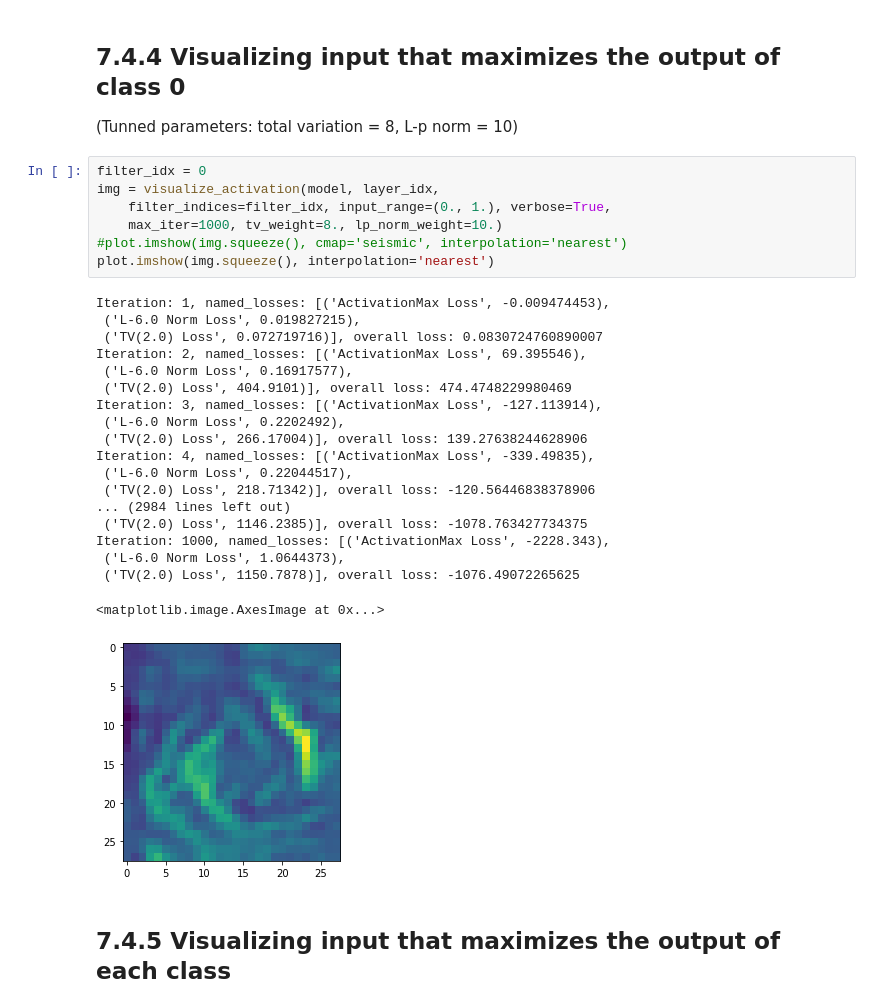
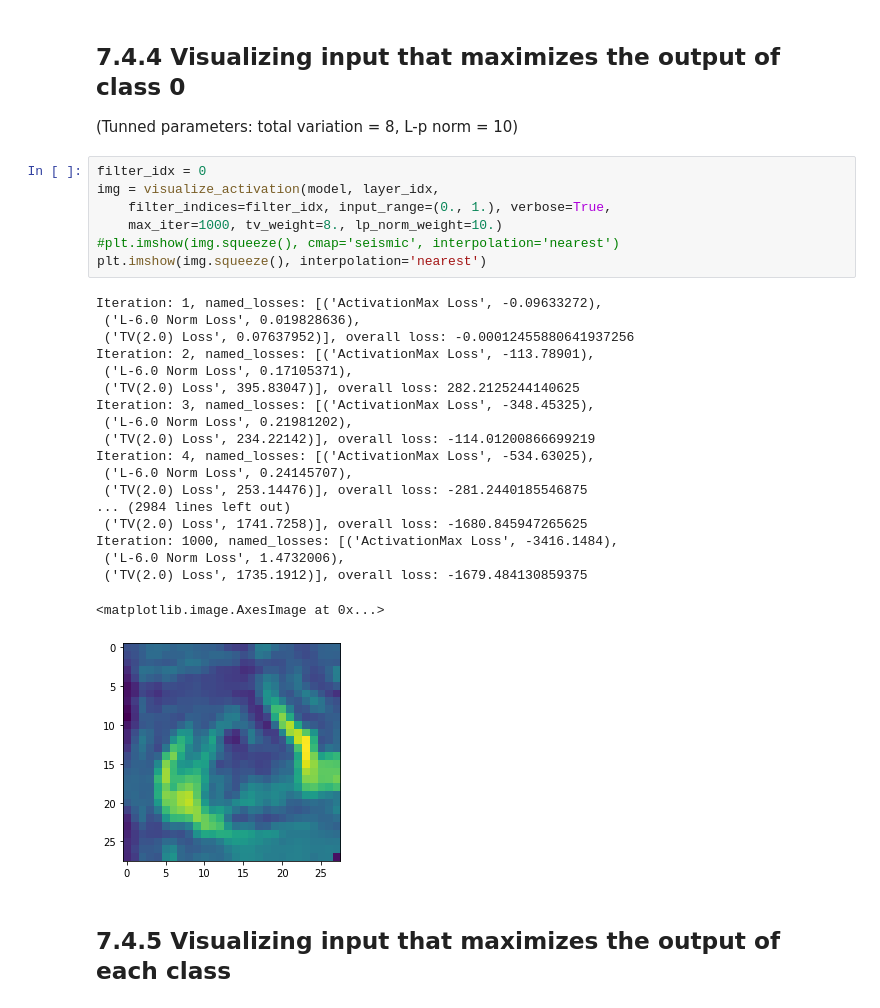
Before and after one commit to ito-rafael/IA353A-NeuralNetworks-1s2020, a Jupyter notebook: EFC3/Q7/Q7.ipynb, the cells around one changed output. Drawn from its saved outputs; the diff is of its cells as text.

```diff
--- a/EFC3/Q7/Q7.ipynb
+++ b/EFC3/Q7/Q7.ipynb
@@ -413,30 +590,30 @@ L-p norm = 10 seems to be a good value (default=10)
 # %%
 filter_idx = 0
 img = visualize_activation(model, layer_idx,
     filter_indices=filter_idx, input_range=(0., 1.), verbose=True,
     max_iter=1000, tv_weight=8., lp_norm_weight=10.)
-#plot.imshow(img.squeeze(), cmap='seismic', interpolation='nearest')
-plot.imshow(img.squeeze(), interpolation='nearest')
+#plt.imshow(img.squeeze(), cmap='seismic', interpolation='nearest')
+plt.imshow(img.squeeze(), interpolation='nearest')
 # %% [output]
-Iteration: 1, named_losses: [('ActivationMax Loss', -0.009474453),
- ('L-6.0 Norm Loss', 0.019827215),
- ('TV(2.0) Loss', 0.072719716)], overall loss: 0.0830724760890007
-Iteration: 2, named_losses: [('ActivationMax Loss', 69.395546),
- ('L-6.0 Norm Loss', 0.16917577),
- ('TV(2.0) Loss', 404.9101)], overall loss: 474.4748229980469
-Iteration: 3, named_losses: [('ActivationMax Loss', -127.113914),
- ('L-6.0 Norm Loss', 0.2202492),
- ('TV(2.0) Loss', 266.17004)], overall loss: 139.27638244628906
-Iteration: 4, named_losses: [('ActivationMax Loss', -339.49835),
- ('L-6.0 Norm Loss', 0.22044517),
- ('TV(2.0) Loss', 218.71342)], overall loss: -120.56446838378906
+Iteration: 1, named_losses: [('ActivationMax Loss', -0.09633272),
+ ('L-6.0 Norm Loss', 0.019828636),
+ ('TV(2.0) Loss', 0.07637952)], overall loss: -0.00012455880641937256
+Iteration: 2, named_losses: [('ActivationMax Loss', -113.78901),
+ ('L-6.0 Norm Loss', 0.17105371),
+ ('TV(2.0) Loss', 395.83047)], overall loss: 282.2125244140625
+Iteration: 3, named_losses: [('ActivationMax Loss', -348.45325),
+ ('L-6.0 Norm Loss', 0.21981202),
+ ('TV(2.0) Loss', 234.22142)], overall loss: -114.01200866699219
+Iteration: 4, named_losses: [('ActivationMax Loss', -534.63025),
+ ('L-6.0 Norm Loss', 0.24145707),
+ ('TV(2.0) Loss', 253.14476)], overall loss: -281.2440185546875
 ... (2984 lines left out)
- ('TV(2.0) Loss', 1146.2385)], overall loss: -1078.763427734375
-Iteration: 1000, named_losses: [('ActivationMax Loss', -2228.343),
- ('L-6.0 Norm Loss', 1.0644373),
- ('TV(2.0) Loss', 1150.7878)], overall loss: -1076.49072265625
+ ('TV(2.0) Loss', 1741.7258)], overall loss: -1680.845947265625
+Iteration: 1000, named_losses: [('ActivationMax Loss', -3416.1484),
+ ('L-6.0 Norm Loss', 1.4732006),
+ ('TV(2.0) Loss', 1735.1912)], overall loss: -1679.484130859375
 <matplotlib.image.AxesImage at 0x...>
-[figure, old version]
+[figure, new version]
 # %% [markdown]
 ## 7.4.5 Visualizing input that maximizes the output of each class
 # %%
```
Also changed, not shown: parts of 56 cells of this notebook, 1 other file.
